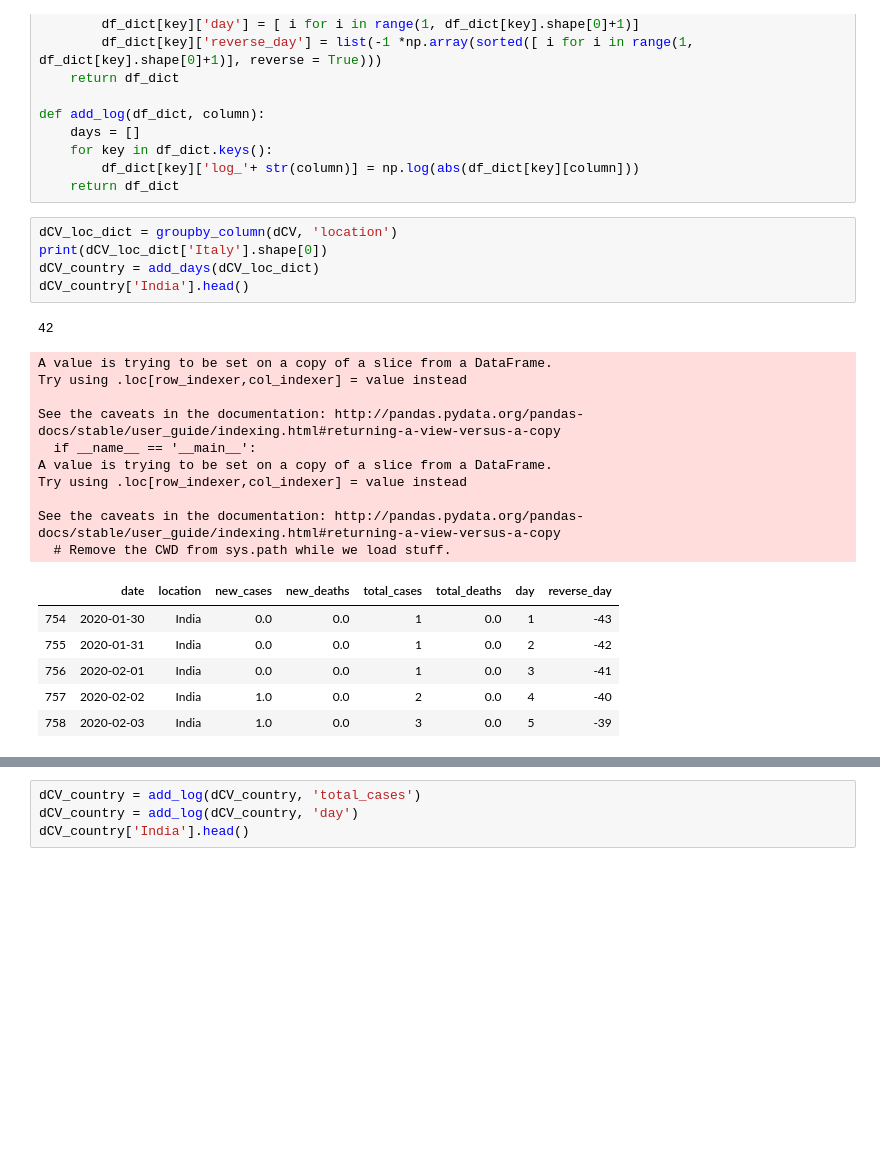
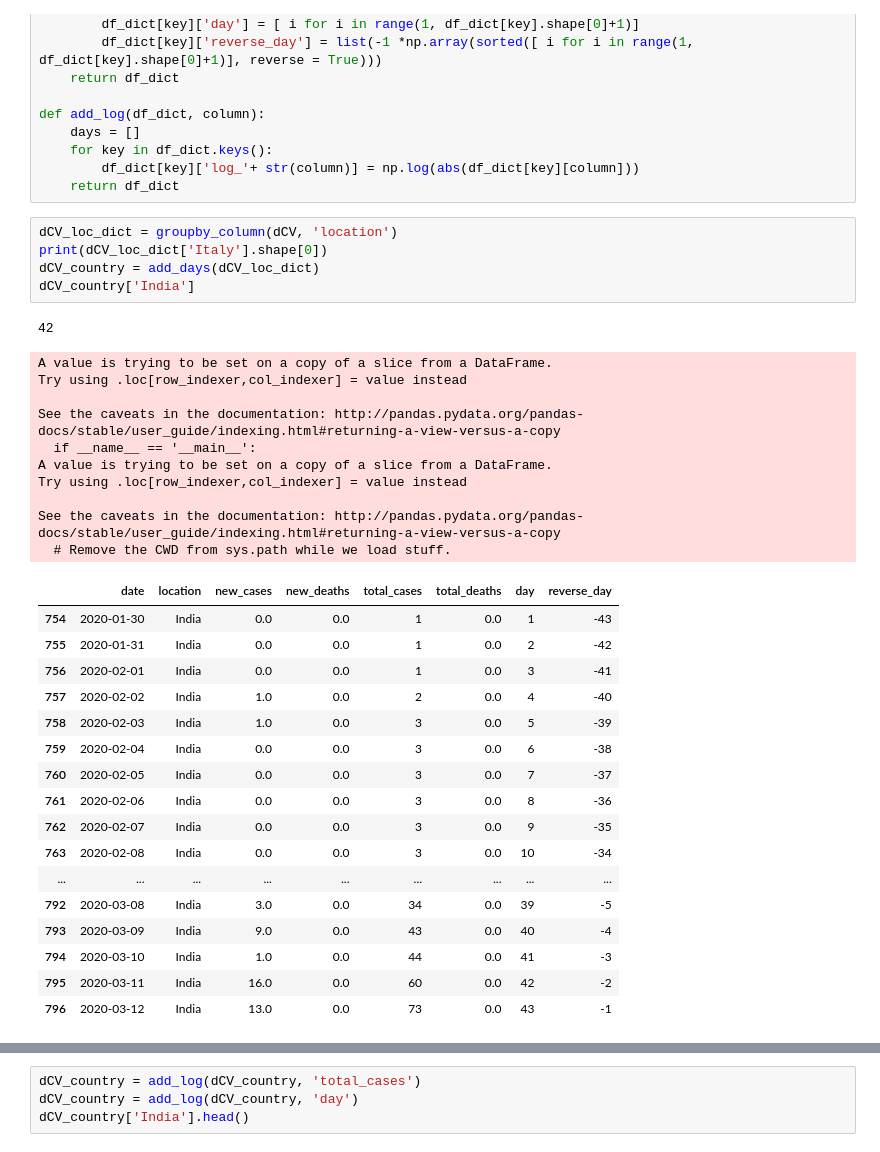
Before and after one commit to rishemjit/COVID_analysis, a Jupyter notebook: Analysis.ipynb, the cells around one changed output, grey strips where cells are left out. Cells and saved outputs as stored; diff of their text form; blank space fills up the shorter version.

```diff
--- a/Analysis.ipynb
+++ b/Analysis.ipynb
@@ -53,26 +53,37 @@ def add_log(df_dict, column):
 # %%
 dCV_loc_dict = groupby_column(dCV, 'location')
 print(dCV_loc_dict['Italy'].shape[0])
 dCV_country = add_days(dCV_loc_dict)
-dCV_country['India'].head()
+dCV_country['India']
 # %% [output]
 42
 A value is trying to be set on a copy of a slice from a DataFrame.
 Try using .loc[row_indexer,col_indexer] = value instead
 
 See the caveats in the documentation: http://pandas.pydata.org/pandas-docs/stable/user_guide/indexing.html#returning-a-view-versus-a-copy
   if __name__ == '__main__':
 A value is trying to be set on a copy of a slice from a DataFrame.
 Try using .loc[row_indexer,col_indexer] = value instead
 
 See the caveats in the documentation: http://pandas.pydata.org/pandas-docs/stable/user_guide/indexing.html#returning-a-view-versus-a-copy
   # Remove the CWD from sys.path while we load stuff.
 |  | date | location | new_cases | new_deaths | total_cases | total_deaths | day | reverse_day |
 | 754 | 2020-01-30 | India | 0.0 | 0.0 | 1 | 0.0 | 1 | -43 |
 | 755 | 2020-01-31 | India | 0.0 | 0.0 | 1 | 0.0 | 2 | -42 |
 | 756 | 2020-02-01 | India | 0.0 | 0.0 | 1 | 0.0 | 3 | -41 |
 | 757 | 2020-02-02 | India | 1.0 | 0.0 | 2 | 0.0 | 4 | -40 |
 | 758 | 2020-02-03 | India | 1.0 | 0.0 | 3 | 0.0 | 5 | -39 |
+| 759 | 2020-02-04 | India | 0.0 | 0.0 | 3 | 0.0 | 6 | -38 |
+| 760 | 2020-02-05 | India | 0.0 | 0.0 | 3 | 0.0 | 7 | -37 |
+| 761 | 2020-02-06 | India | 0.0 | 0.0 | 3 | 0.0 | 8 | -36 |
+| 762 | 2020-02-07 | India | 0.0 | 0.0 | 3 | 0.0 | 9 | -35 |
+| 763 | 2020-02-08 | India | 0.0 | 0.0 | 3 | 0.0 | 10 | -34 |
+| ... | ... | ... | ... | ... | ... | ... | ... | ... |
+| 792 | 2020-03-08 | India | 3.0 | 0.0 | 34 | 0.0 | 39 | -5 |
+| 793 | 2020-03-09 | India | 9.0 | 0.0 | 43 | 0.0 | 40 | -4 |
+| 794 | 2020-03-10 | India | 1.0 | 0.0 | 44 | 0.0 | 41 | -3 |
+| 795 | 2020-03-11 | India | 16.0 | 0.0 | 60 | 0.0 | 42 | -2 |
+| 796 | 2020-03-12 | India | 13.0 | 0.0 | 73 | 0.0 | 43 | -1 |
 # %%
 dCV_country['Spain']
 # %% [output]
```
Also changed, not shown: parts of 21 cells of this notebook.
